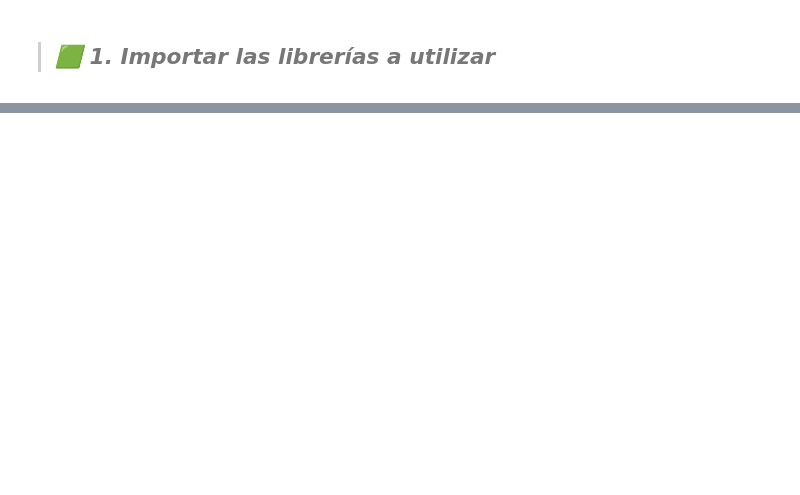
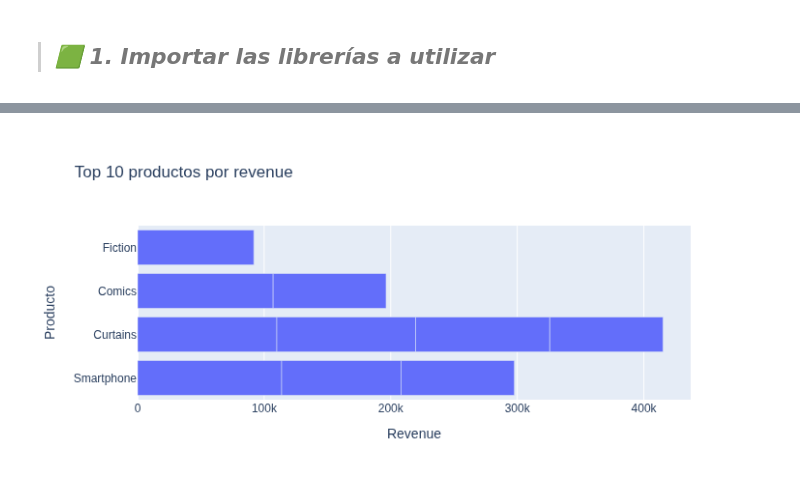
Before and after one commit to SamStent/retail-ecommerce-project, a Jupyter notebook: notebooks/01_eda.ipynb, the cells around one changed output, grey strips where cells are left out. Cells and saved outputs as stored; diff of their text form; code cells hidden in the pictures; blank space fills up the shorter version.

```diff
--- a/notebooks/01_eda.ipynb
+++ b/notebooks/01_eda.ipynb
@@ -205,0 +47,14 @@ Conexión OK
+# %%
+top_products = product_perf.sort_values("revenue", ascending=False).head(10)
+
+fig = px.bar(
+    top_products,
+    x="revenue",
+    y="product_name",
+    orientation="h",
+    title="Top 10 productos por revenue"
+)
+fig.update_layout(xaxis_title="Revenue", yaxis_title="Producto")
+fig.show()
+# %% [output]
+[figure, added]
```
Also changed, not shown: parts of 30 cells of this notebook, 6 other files.
